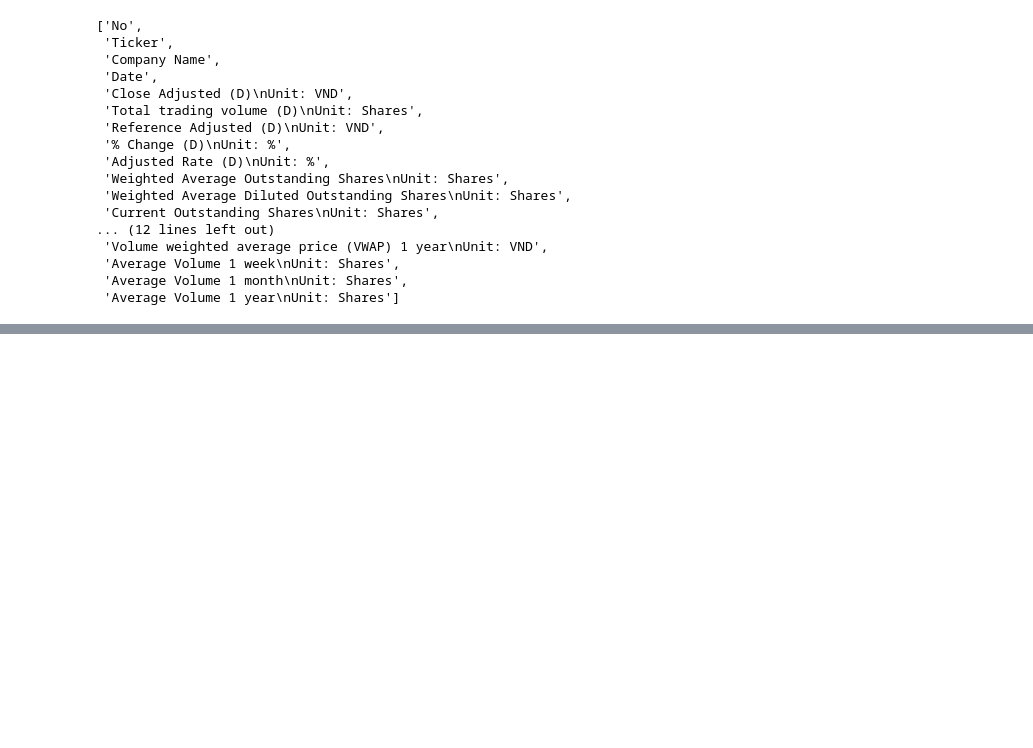
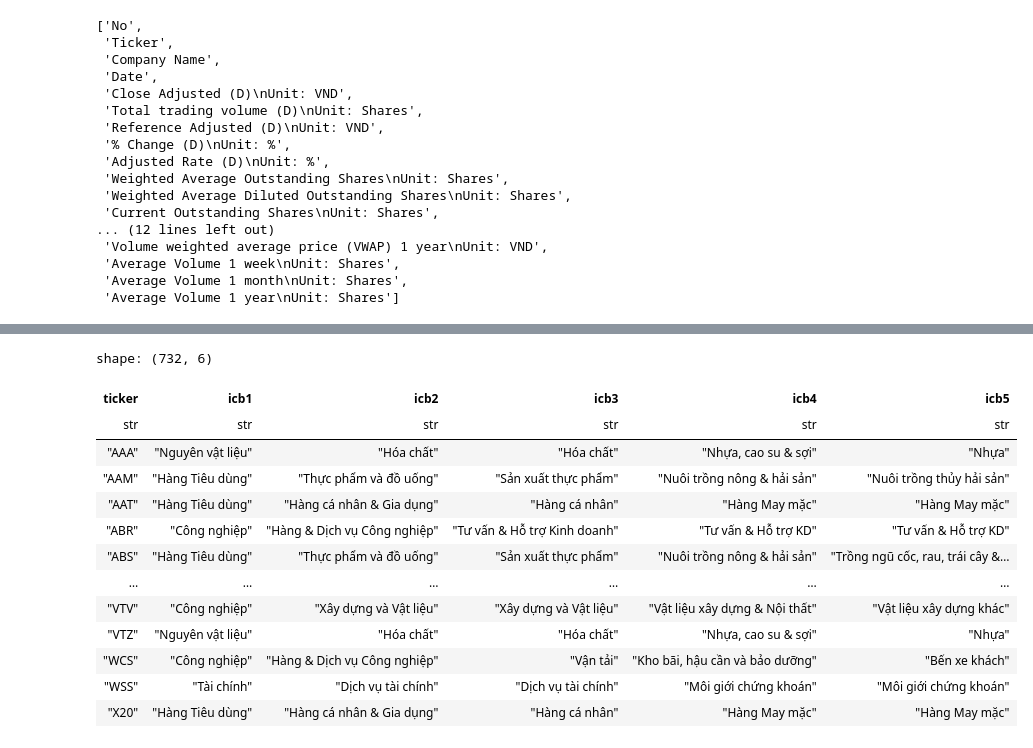
Before and after one commit to vongvinhtoan/kristal-thesis-not-mine, a Jupyter notebook: scripts/preprocessing.ipynb, the cells around one changed output, grey strips where cells are left out. Drawn from its saved outputs; the diff is of its cells as text; code cells hidden in the pictures; blank space fills up the shorter version.

```diff
--- a/scripts/preprocessing.ipynb
+++ b/scripts/preprocessing.ipynb
@@ -179,0 +100,32 @@ shape: (11, 6)
+# %%
+rename_mapping = {
+    "Mã": "ticker",
+    "Phân ngành - ICB L1": "icb1",
+    "Phân ngành - ICB L2": "icb2",
+    "Phân ngành - ICB L3": "icb3",
+    "Phân ngành - ICB L4": "icb4",
+    "Phân ngành - ICB L5": "icb5",
+}
+
+df = (
+    pl.read_excel(DATA_DIR / "INFO/ICB.xlsx", columns=list(rename_mapping.keys()))
+    .rename(rename_mapping)
+    .filter(pl.col("ticker") != "")
+)
+
+df
+# %% [output]
+shape: (732, 6)
+| ticker | icb1 | icb2 | icb3 | icb4 | icb5 |
+| str | str | str | str | str | str |
+| "AAA" | "Nguyên vật liệu" | "Hóa chất" | "Hóa chất" | "Nhựa, cao su & sợi" | "Nhựa" |
+| "AAM" | "Hàng Tiêu dùng" | "Thực phẩm và đồ uống" | "Sản xuất thực phẩm" | "Nuôi trồng nông & hải sản" | "Nuôi trồng thủy hải sản" |
+| "AAT" | "Hàng Tiêu dùng" | "Hàng cá nhân & Gia dụng" | "Hàng cá nhân" | "Hàng May mặc" | "Hàng May mặc" |
+| "ABR" | "Công nghiệp" | "Hàng & Dịch vụ Công nghiệp" | "Tư vấn & Hỗ trợ Kinh doanh" | "Tư vấn & Hỗ trợ KD" | "Tư vấn & Hỗ trợ KD" |
+| "ABS" | "Hàng Tiêu dùng" | "Thực phẩm và đồ uống" | "Sản xuất thực phẩm" | "Nuôi trồng nông & hải sản" | "Trồng ngũ cốc, rau, trái cây &… |
+| … | … | … | … | … | … |
+| "VTV" | "Công nghiệp" | "Xây dựng và Vật liệu" | "Xây dựng và Vật liệu" | "Vật liệu xây dựng & Nội thất" | "Vật liệu xây dựng khác" |
+| "VTZ" | "Nguyên vật liệu" | "Hóa chất" | "Hóa chất" | "Nhựa, cao su & sợi" | "Nhựa" |
+| "WCS" | "Công nghiệp" | "Hàng & Dịch vụ Công nghiệp" | "Vận tải" | "Kho bãi, hậu cần và bảo dưỡng" | "Bến xe khách" |
+| "WSS" | "Tài chính" | "Dịch vụ tài chính" | "Dịch vụ tài chính" | "Môi giới chứng khoán" | "Môi giới chứng khoán" |
+| "X20" | "Hàng Tiêu dùng" | "Hàng cá nhân & Gia dụng" | "Hàng cá nhân" | "Hàng May mặc" | "Hàng May mặc" |
```
Also changed, not shown: parts of 12 cells of this notebook, 2 other files.
